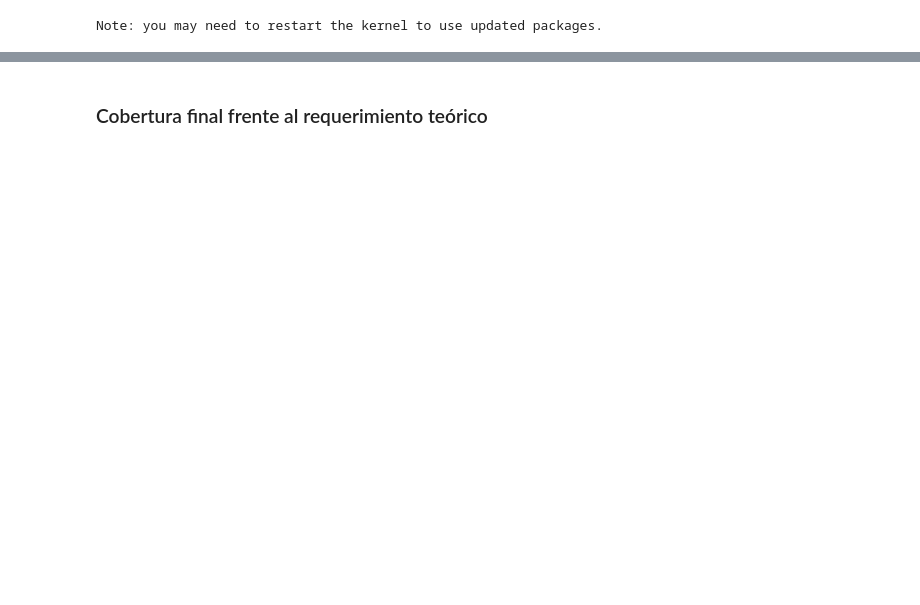
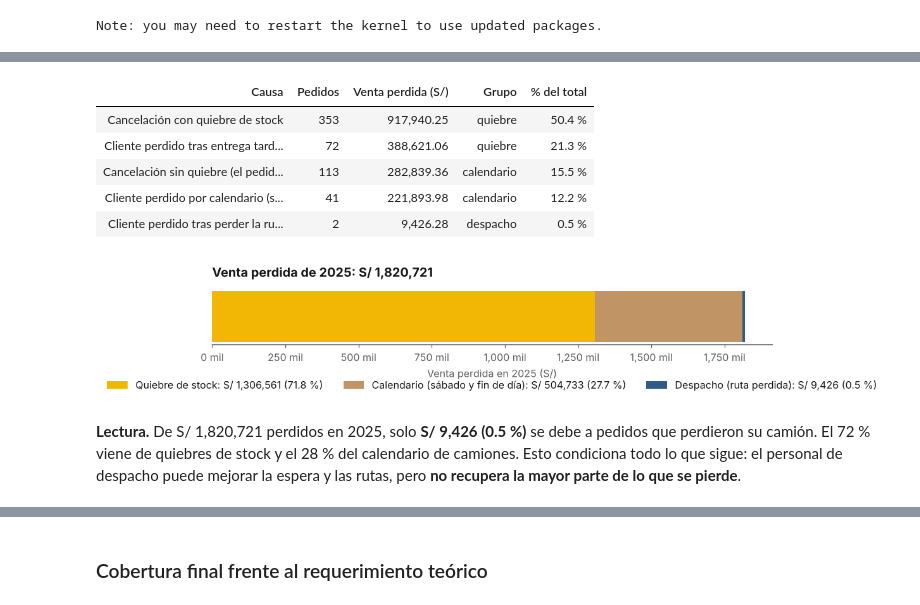
Before and after one commit to Efustion23/denlu-simulacion, a Jupyter notebook: Simulacion/Denlu.ipynb, the cells around one changed output, grey strips where cells are left out. Drawn from its saved outputs; the diff is of its cells as text; code cells hidden in the pictures; blank space fills up the shorter version.

```diff
--- a/Simulacion/Denlu.ipynb
+++ b/Simulacion/Denlu.ipynb
@@ -132 +219,35 @@ plt.tight_layout(); plt.show()
+# %%
+causas = pd.DataFrame([(nombre, n, monto, grupo) for nombre, (n, monto, grupo) in PAR["causas"].items()],
+                      columns=["Causa", "Pedidos", "Venta perdida (S/)", "Grupo"])
+total_perdida = causas["Venta perdida (S/)"].sum()
+causas["% del total"] = 100 * causas["Venta perdida (S/)"] / total_perdida
+display(causas.sort_values("Venta perdida (S/)", ascending=False).style.hide(axis="index")
+        .format({"Venta perdida (S/)": "{:,.2f}", "% del total": "{:.1f} %"}))
+
+por_grupo = causas.groupby("Grupo")["Venta perdida (S/)"].sum().reindex(["quiebre", "calendario", "despacho"])
+etiquetas_g = {"quiebre": "Quiebre de stock", "calendario": "Calendario (sábado y fin de día)", "despacho": "Despacho (ruta perdida)"}
+fig, ax = plt.subplots(figsize=(11, 2.8))
+izq = 0
+for g, v in por_grupo.items():
+    ax.barh([0], [v], left=izq, color=COLOR_CAUSA[g], height=0.5, label=f"{etiquetas_g[g]}: {soles(v)} ({100 * v / total_perdida:.1f} %)")
+    izq += v
+ax.set_yticks([]); ax.xaxis.set_major_formatter(k_soles); ax.grid(False); ax.set_xlabel("Venta perdida en 2025 (S/)")
+ax.set_title(f"Venta perdida de 2025: {soles(total_perdida)}"); ax.legend(loc="upper center", bbox_to_anchor=(0.5, -0.45), ncol=3)
+plt.tight_layout(); plt.show()
+
+VENTA_DESPACHO_2025 = float(por_grupo["despacho"])
+display(Markdown(
+    f"**Lectura.** De {soles(total_perdida)} perdidos en 2025, solo **{soles(VENTA_DESPACHO_2025)} ({100 * VENTA_DESPACHO_2025 / total_perdida:.1f} %)** "
+    f"se debe a pedidos que perdieron su camión. El {100 * por_grupo['quiebre'] / total_perdida:.0f} % viene de quiebres de stock y el "
+    f"{100 * por_grupo['calendario'] / total_perdida:.0f} % del calendario de camiones. Esto condiciona todo lo que sigue: "
+    f"el personal de despacho puede mejorar la espera y las rutas, pero **no recupera la mayor parte de lo que se pierde**."))
+# %% [output]
+| Causa | Pedidos | Venta perdida (S/) | Grupo | % del total |
+| Cancelación con quiebre de stock | 353 | 917,940.25 | quiebre | 50.4 % |
+| Cliente perdido tras entrega tard... | 72 | 388,621.06 | quiebre | 21.3 % |
+| Cancelación sin quiebre (el pedid... | 113 | 282,839.36 | calendario | 15.5 % |
+| Cliente perdido por calendario (s... | 41 | 221,893.98 | calendario | 12.2 % |
+| Cliente perdido tras perder la ru... | 2 | 9,426.28 | despacho | 0.5 % |
+[figure, added]
+**Lectura.** De S/ 1,820,721 perdidos en 2025, solo **S/ 9,426 (0.5 %)** se debe a pedidos que perdieron su camión. El 72 % viene de quiebres de stock y el 28 % del calendario de camiones. Esto condiciona todo lo que sigue: el personal de despacho puede mejorar la espera y las rutas, pero **no recupera la mayor parte de lo que se pierde**.
 # %% [markdown]
```
Also changed, not shown: parts of 60 cells of this notebook, 6 other files.
